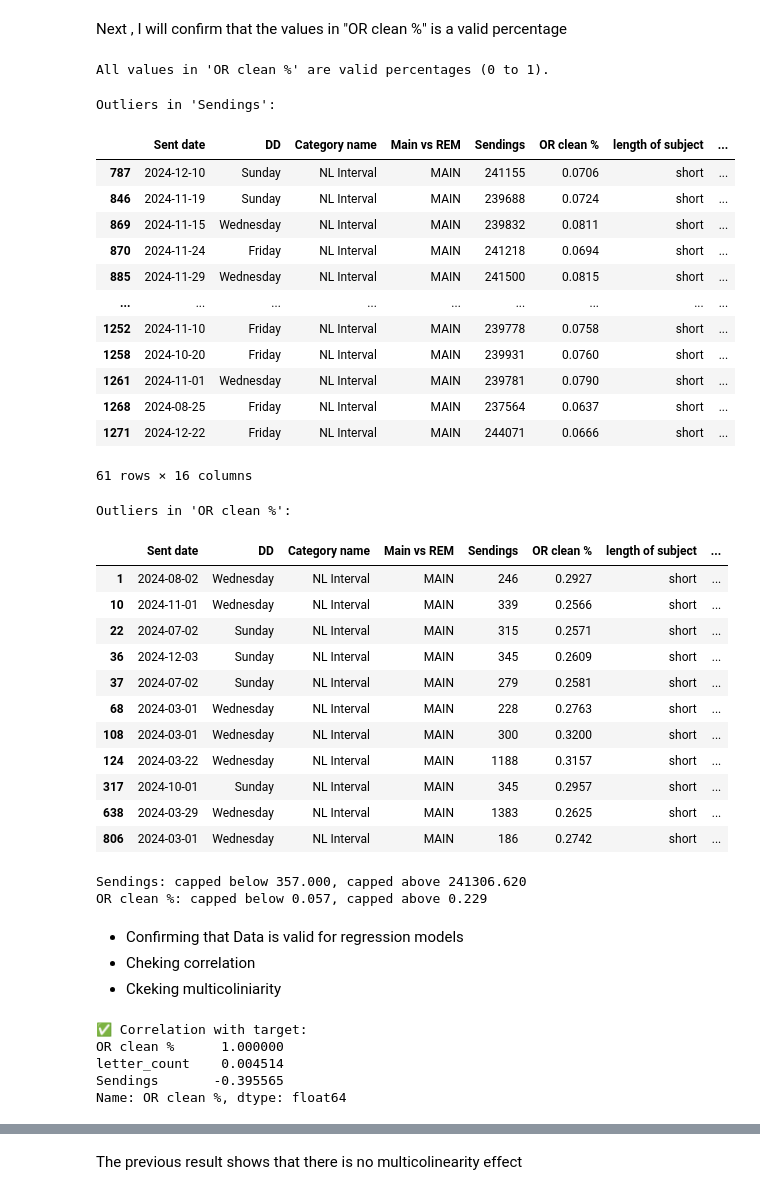
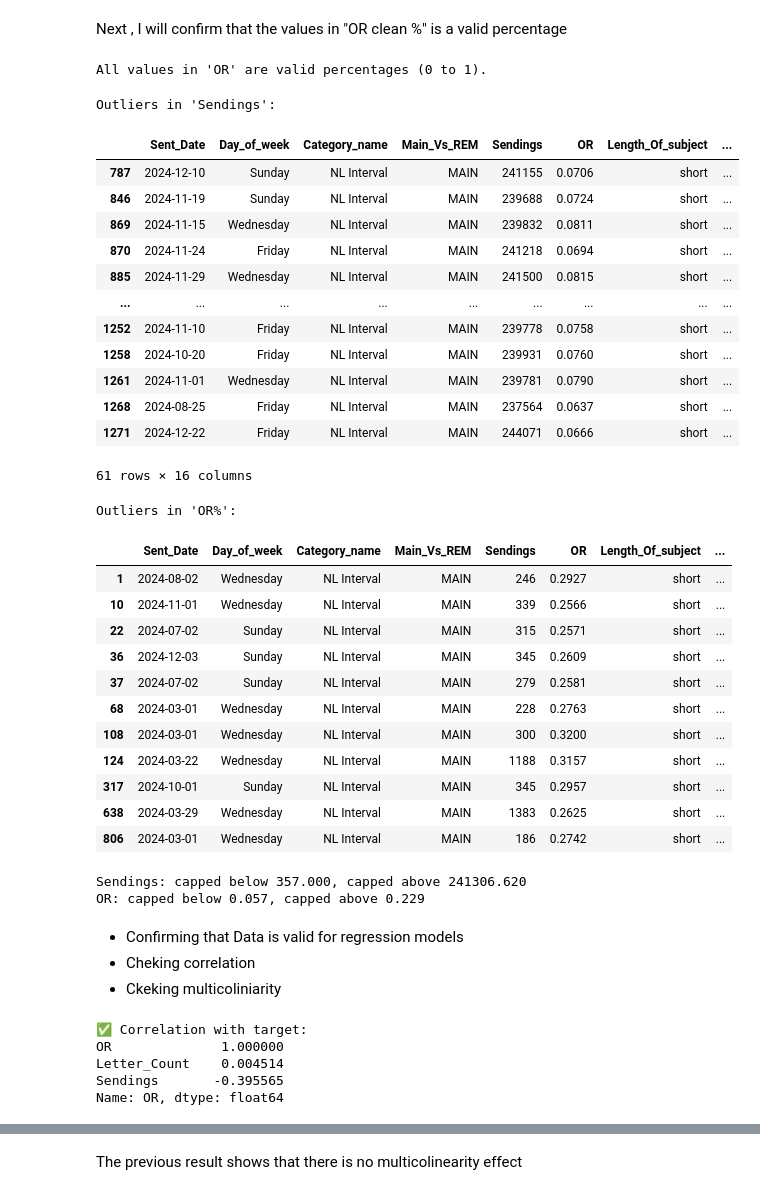
Before and after one commit to ahmad-elgantiry/Emails-Subject-line-Analysis-to-improve-OR-and-CTR, a Jupyter notebook: OR_predictions_model.ipynb, the cells around one changed output, grey strips where cells are left out. Cells and saved outputs as stored; diff of their text form; code cells hidden in the pictures.

```diff
--- a/OR_predictions_model.ipynb
+++ b/OR_predictions_model.ipynb
@@ -30,3 +32,6 @@ df = pd.read_csv("model_data.csv")
+# %%
+columns_to_drop = [ "translation", "CTR clean %","Month","Subject"]
+df = df.drop(columns=columns_to_drop, errors='ignore')
 # %%
 df.info()
 # %% [output]
@@ -53,6 +55,6 @@ df = df.drop(columns=columns_to_drop, errors='ignore')
 # %%
 # Convert to datetime
-df['Sent date'] = pd.to_datetime(df['Sent date'], errors='coerce')
+df['Sent_Date'] = pd.to_datetime(df['Sent_Date'], errors='coerce')
 
 # Create a Month column (numeric)
-df['Month'] = df['Sent date'].dt.month
+df['Month'] = df['Sent_Date'].dt.month
@@ -86,17 +93,17 @@ Index(['Sent date', 'DD', 'Category name', 'Main vs REM', 'Sendings',
       dtype='object')
 # %%
 categorical_columns = [
-    'DD',
-    'Category name',
-    'Main vs REM',
+    'Day_of_week',
+    'Category_name',
+    'Main_Vs_REM',
     'Personalization',
     'Emoji',
     'Urgency',
     'Tone',
-    'Price or Discount',
-    'imperative ',
-    'product',
-    'length of subject',
+    'Price_or_Discount',
+    'Imperative_Tone',
+    'Product',
+    'Length_Of_subject',
     'Month'
 ]
 
@@ -130,16 +115,14 @@ df.columns
 # %%
 # List the columns where you want to replace 1/0
-cols_to_replace = ['Personalization',"Emoji",'Urgency',"Tone",'Price or Discount','imperative ','product']
+cols_to_replace = ['Personalization',"Emoji",'Urgency',"Tone",'Price_or_Discount','Imperative_Tone','Product']
 
 
 # Replace 1 → 'yes' and 0 → 'no' in those columns
 df[cols_to_replace] = df[cols_to_replace].replace({1: 'yes', 0: 'no'})
-df['length of subject']=df['length of subject'].replace({1: "long", 0:"short"})
+df["Length_Of_subject"]=df["Length_Of_subject"].replace({1: "long", 0:"short"})
 
-# (optional) ensure they are treated as categorical
-df[cols_to_replace] = df[cols_to_replace].astype('category')
 
 # Quick check
 print(df[cols_to_replace].head())
-print(df['length of subject'].head())
+print(df["Length_Of_subject"].head())
 # %% [output]
@@ -160,59 +143,59 @@ Categories (2, object): ['short', 'long']
 Next , I will confirm that the values in "OR clean %" is a valid percentage
 # %%
 # Check if all values are between 0 and 1
-valid_percentage = df['OR clean %'].between(0, 1).all()
+valid_percentage = df['OR'].between(0, 1).all()
 
 if valid_percentage:
-    print("All values in 'OR clean %' are valid percentages (0 to 1).")
+    print("All values in 'OR' are valid percentages (0 to 1).")
 else:
     # Show which rows are invalid
-    invalid_rows = df[~df['OR clean %'].between(0, 1)]
+    invalid_rows = df[~df['OR'].between(0, 1)]
     print("Some values are outside 0 to 1:")
     display(invalid_rows)
 # %% [output]
-All values in 'OR clean %' are valid percentages (0 to 1).
+All values in 'OR' are valid percentages (0 to 1).
 # %%
 import pandas as pd
 import numpy as np
 from scipy import stats
 
-def get_column_outliers(df, columns=['Sendings', 'OR clean %'], threshold=3):
+def get_column_outliers(df, columns=['Sendings', 'OR'], threshold=3):
     """
     Detect outliers in each specified numeric column using Z-score.
 
     Parameters:
     - df: pandas DataFrame
     - columns: list of column names to check
     - threshold: Z-score cutoff (default 3)
 
     Returns:
     - Dictionary: column name -> DataFrame of outlier rows
     """
     outlier_dict = {}
 
     for col in columns:
         if col in df.columns:
             col_data = df[col]
             z_scores = np.abs(stats.zscore(col_data.dropna()))
             col_outliers = df.loc[col_data.dropna().index[z_scores > threshold]]
             outlier_dict[col] = col_outliers
         else:
             print(f"Warning: Column '{col}' not found in DataFrame.")
             outlier_dict[col] = pd.DataFrame()  # empty DataFrame if column not found
 
     return outlier_dict
 
 # Example usage
-outliers = get_column_outliers(df, columns=['Sendings', 'OR clean %'], threshold=3)
+outliers = get_column_outliers(df, columns=['Sendings', 'OR'], threshold=3)
 
 print("Outliers in 'Sendings':")
 display(outliers['Sendings'])
 
-print("Outliers in 'OR clean %':")
-display(outliers['OR clean %'])
+print("Outliers in 'OR%':")
+display(outliers['OR'])
 # %% [output]
 Outliers in 'Sendings':
-|  | Sent date | DD | Category name | Main vs REM | Sendings | OR clean % | length of subject | ... |
+|  | Sent_Date | Day_of_week | Category_name | Main_Vs_REM | Sendings | OR | Length_Of_subject | ... |
 | 787 | 2024-12-10 | Sunday | NL Interval | MAIN | 241155 | 0.0706 | short | ... |
 | 846 | 2024-11-19 | Sunday | NL Interval | MAIN | 239688 | 0.0724 | short | ... |
 | 869 | 2024-11-15 | Wednesday | NL Interval | MAIN | 239832 | 0.0811 | short | ... |
@@ -225,8 +208,8 @@ Outliers in 'Sendings':
 | 1268 | 2024-08-25 | Friday | NL Interval | MAIN | 237564 | 0.0637 | short | ... |
 | 1271 | 2024-12-22 | Friday | NL Interval | MAIN | 244071 | 0.0666 | short | ... |
 61 rows × 16 columns
-Outliers in 'OR clean %':
+Outliers in 'OR%':
-|  | Sent date | DD | Category name | Main vs REM | Sendings | OR clean % | length of subject | ... |
+|  | Sent_Date | Day_of_week | Category_name | Main_Vs_REM | Sendings | OR | Length_Of_subject | ... |
 | 1 | 2024-08-02 | Wednesday | NL Interval | MAIN | 246 | 0.2927 | short | ... |
 | 10 | 2024-11-01 | Wednesday | NL Interval | MAIN | 339 | 0.2566 | short | ... |
 | 22 | 2024-07-02 | Sunday | NL Interval | MAIN | 315 | 0.2571 | short | ... |
@@ -239,16 +222,13 @@ Outliers in 'OR clean %':
 | 638 | 2024-03-29 | Wednesday | NL Interval | MAIN | 1383 | 0.2625 | short | ... |
 | 806 | 2024-03-01 | Wednesday | NL Interval | MAIN | 186 | 0.2742 | short | ... |
 # %%
-
-
-
 
 # Set Winsorization thresholds (percentiles)
 lower_pct = 0.01  # 1st percentile
 upper_pct = 0.99  # 99th percentile
 
 # List of columns to Winsorize
-columns_to_winsorize = ['Sendings', 'OR clean %']
+columns_to_winsorize = ['Sendings', 'OR']
 
 for col in columns_to_winsorize:
     lower = df[col].quantile(lower_pct)
@@ -259,14 +239,14 @@ for col in columns_to_winsorize:
 # Now df has Winsorized columns ready for modeling
 # %% [output]
 Sendings: capped below 357.000, capped above 241306.620
-OR clean %: capped below 0.057, capped above 0.229
+OR: capped below 0.057, capped above 0.229
 # %% [markdown]
 - Confirming that Data is valid for regression models
  - Cheking correlation
  - Ckeking multicoliniarity
 # %%
 # code to check correlation
-target = "OR clean %"
+target = "OR"
 
 numeric_df = df.select_dtypes(include=['int64', 'float64'])
 corr_with_target = numeric_df.corr()[target].sort_values(ascending=False)
@@ -275,10 +255,10 @@ print("\n✅ Correlation with target:")
 print(corr_with_target)
 # %% [output]
 ✅ Correlation with target:
-OR clean %      1.000000
-letter_count    0.004514
+OR              1.000000
+Letter_Count    0.004514
 Sendings       -0.395565
-Name: OR clean %, dtype: float64
+Name: OR, dtype: float64
 # %%
 # code to check multicolinearity
 from statsmodels.stats.outliers_influence import variance_inflation_factor
```
Also changed, not shown: parts of 57 cells of this notebook, 1 other file.
